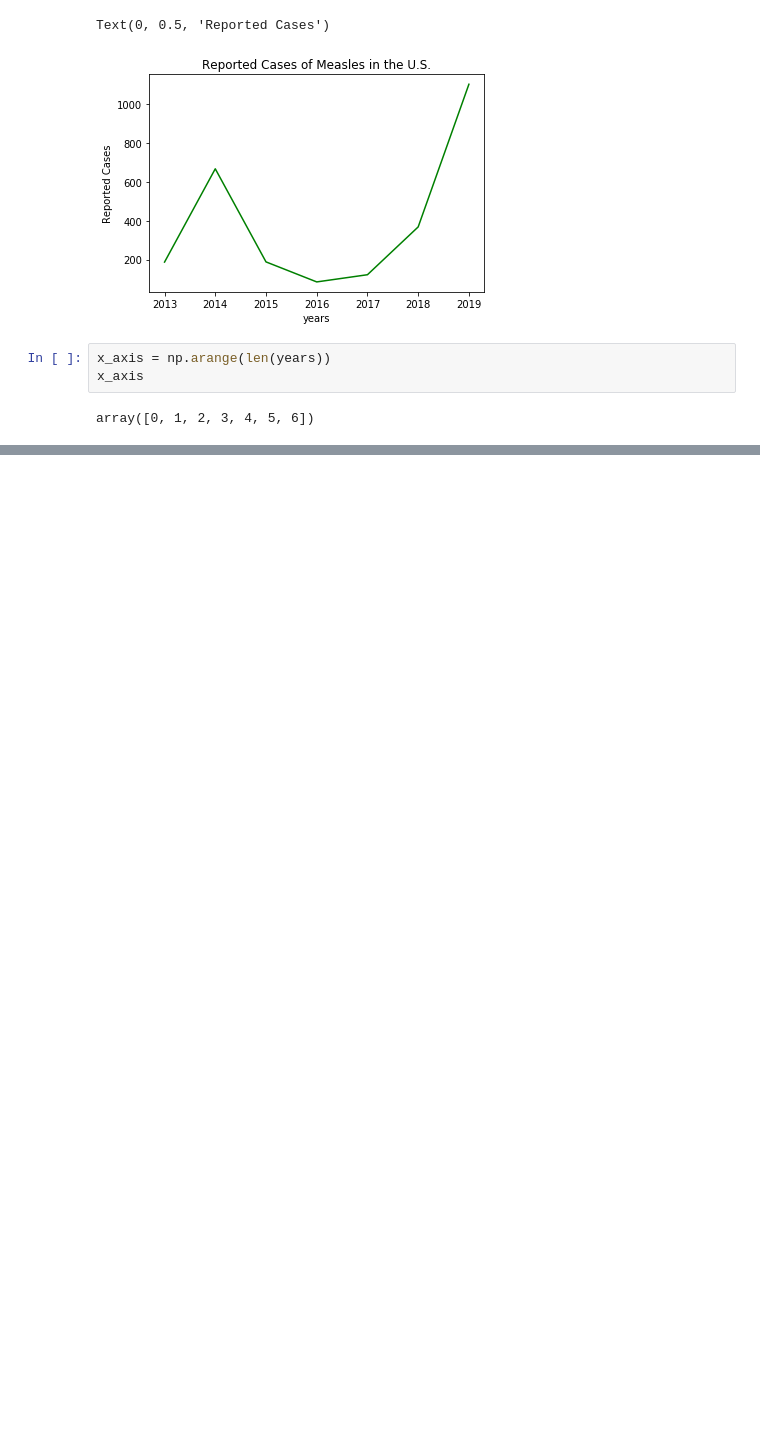
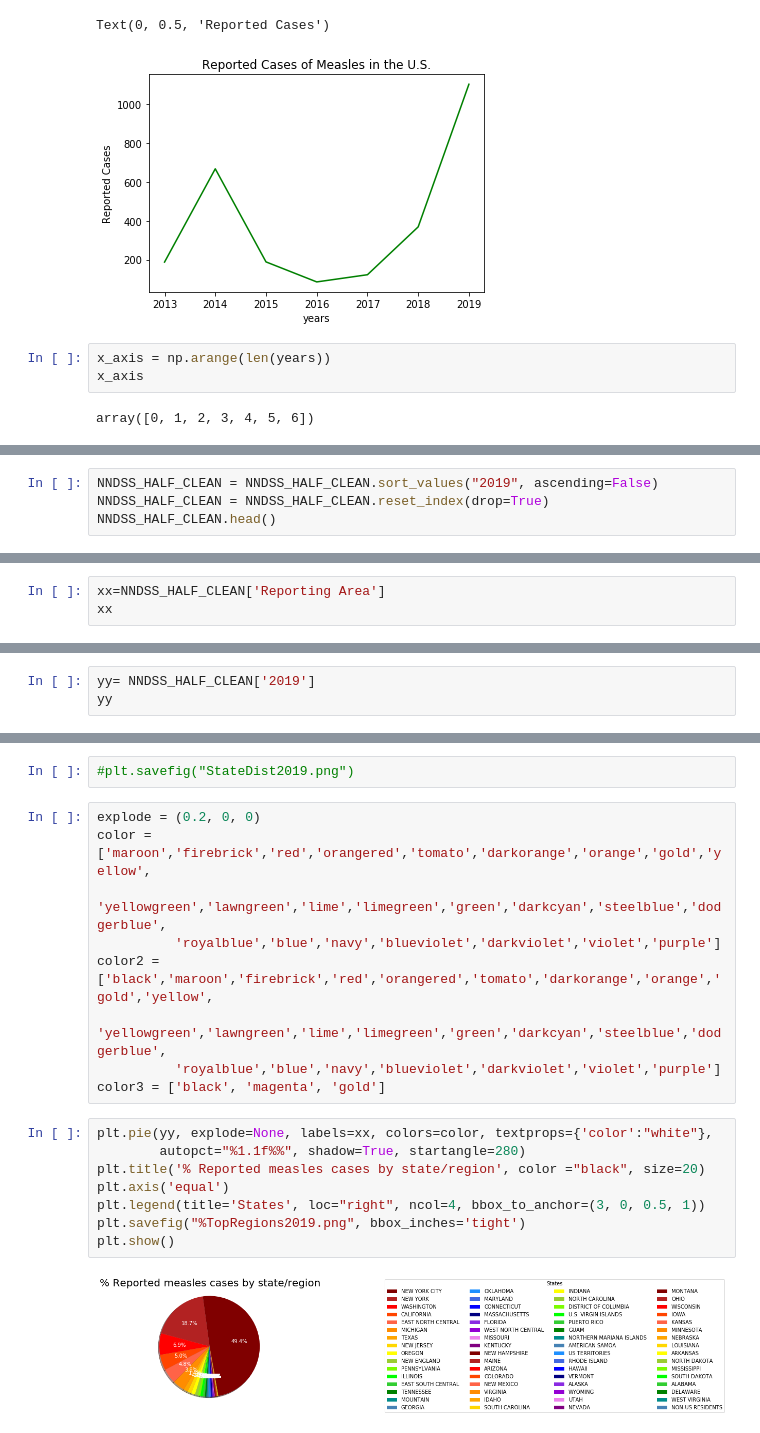
Before and after one commit to rfukamachi/Data-Project-1, a Jupyter notebook: JupyterNotebooks/USA_Measles_Recent.ipynb, the cells around one changed output, grey strips where cells are left out. Saved outputs shown, nothing was run; the diff lists cells and outputs as text; blank space fills up the shorter version.

```diff
--- a/JupyterNotebooks/USA_Measles_Recent.ipynb
+++ b/JupyterNotebooks/USA_Measles_Recent.ipynb
@@ -367,0 +459,4 @@ IndentationError: unexpected indent (<ipython-input-66-42448fa14d99>, line 2)
+# %%
+NNDSS_HALF_CLEAN = NNDSS_HALF_CLEAN.sort_values("2019", ascending=False)
+NNDSS_HALF_CLEAN = NNDSS_HALF_CLEAN.reset_index(drop=True)
+NNDSS_HALF_CLEAN.head()
@@ -367,0 +470,3 @@ IndentationError: unexpected indent (<ipython-input-66-42448fa14d99>, line 2)
+# %%
+xx=NNDSS_HALF_CLEAN['Reporting Area']
+xx
@@ -367,0 +491,3 @@ IndentationError: unexpected indent (<ipython-input-66-42448fa14d99>, line 2)
+# %%
+yy= NNDSS_HALF_CLEAN['2019']
+yy
@@ -367,0 +519,21 @@ IndentationError: unexpected indent (<ipython-input-66-42448fa14d99>, line 2)
+# %%
+#plt.savefig("StateDist2019.png")
+# %%
+explode = (0.2, 0, 0)
+color = ['maroon','firebrick','red','orangered','tomato','darkorange','orange','gold','yellow',
+          'yellowgreen','lawngreen','lime','limegreen','green','darkcyan','steelblue','dodgerblue',
+          'royalblue','blue','navy','blueviolet','darkviolet','violet','purple']
+color2 = ['black','maroon','firebrick','red','orangered','tomato','darkorange','orange','gold','yellow',
+          'yellowgreen','lawngreen','lime','limegreen','green','darkcyan','steelblue','dodgerblue',
+          'royalblue','blue','navy','blueviolet','darkviolet','violet','purple']
+color3 = ['black', 'magenta', 'gold']
+# %%
+plt.pie(yy, explode=None, labels=xx, colors=color, textprops={'color':"white"},
+        autopct="%1.1f%%", shadow=True, startangle=280)
+plt.title('% Reported measles cases by state/region', color ="black", size=20)
+plt.axis('equal')
+plt.legend(title='States', loc="right", ncol=4, bbox_to_anchor=(3, 0, 0.5, 1))
+plt.savefig("%TopRegions2019.png", bbox_inches='tight')
+plt.show()
+# %% [output]
+[figure, added]
```
Also changed, not shown: parts of 133 cells of this notebook, 9 other files.
